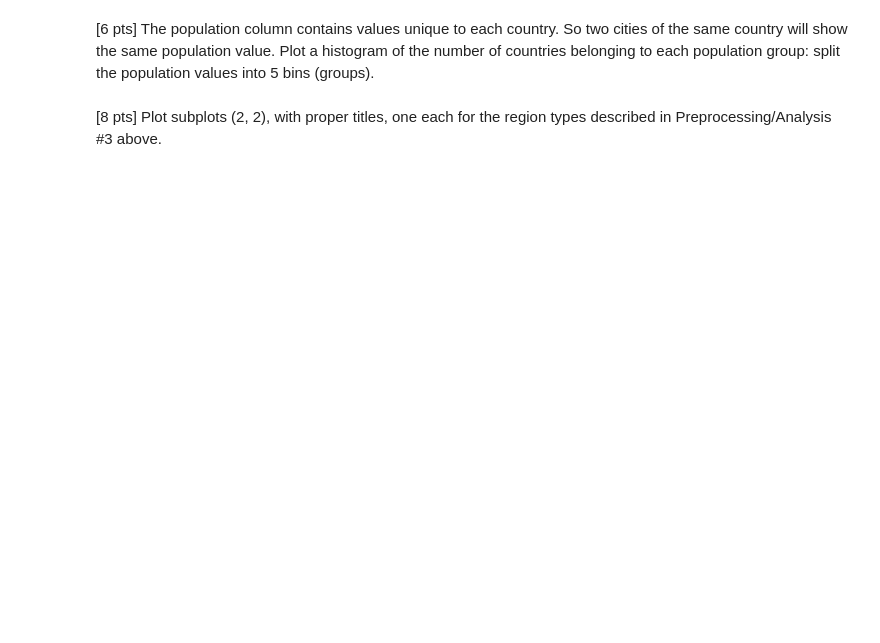
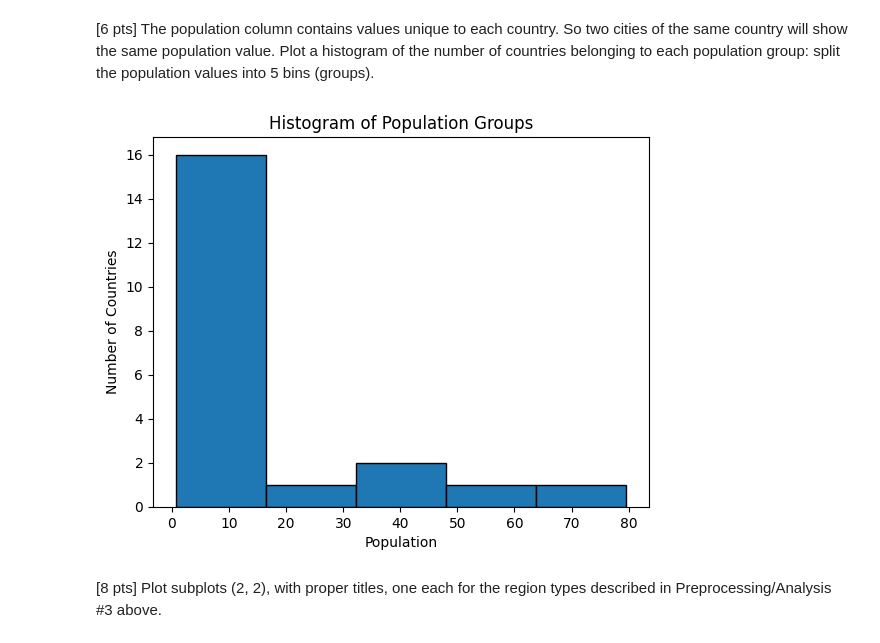
Before and after one commit to mahakanakala/CS210, a Jupyter notebook: hw/hw3/eucities_temps.ipynb, the cells around one changed output. Saved outputs shown, nothing was run; the diff lists cells and outputs as text; code cells hidden in the pictures; blank space fills up the shorter version.

```diff
--- a/hw/hw3/eucities_temps.ipynb
+++ b/hw/hw3/eucities_temps.ipynb
@@ -25,4 +145,17 @@ For all plots, make sure to label the axes, and set appropriate tick labels.
 # %% [markdown]
 [6 pts] The population column contains values unique to each country. So two cities of the same country will show the same population value. Plot a histogram of the number of countries belonging to each population group: split the population values into 5 bins (groups).
+# %%
+populations = df.drop_duplicates('country')['population']
+
+# Plot a histogram of the population values
+plt.hist(populations, bins=5, edgecolor='black')
+
+plt.title('Histogram of Population Groups')
+plt.xlabel('Population')
+plt.ylabel('Number of Countries')
+
+plt.show()
+# %% [output]
+[figure, added]
 # %% [markdown]
 [8 pts] Plot subplots (2, 2), with proper titles, one each for the region types described in Preprocessing/Analysis #3 above.
```
Also changed, not shown: parts of 12 cells of this notebook, 12 other files.
